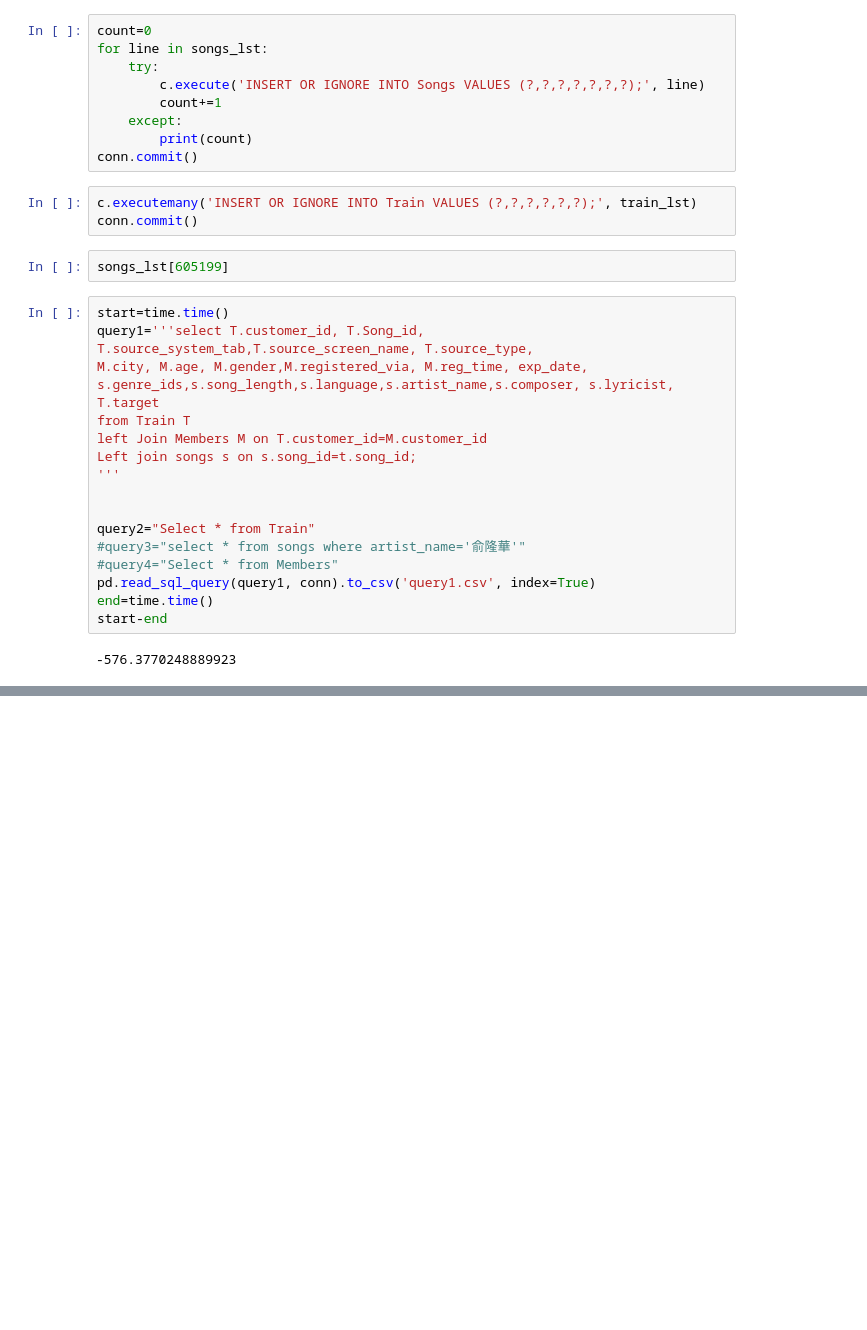
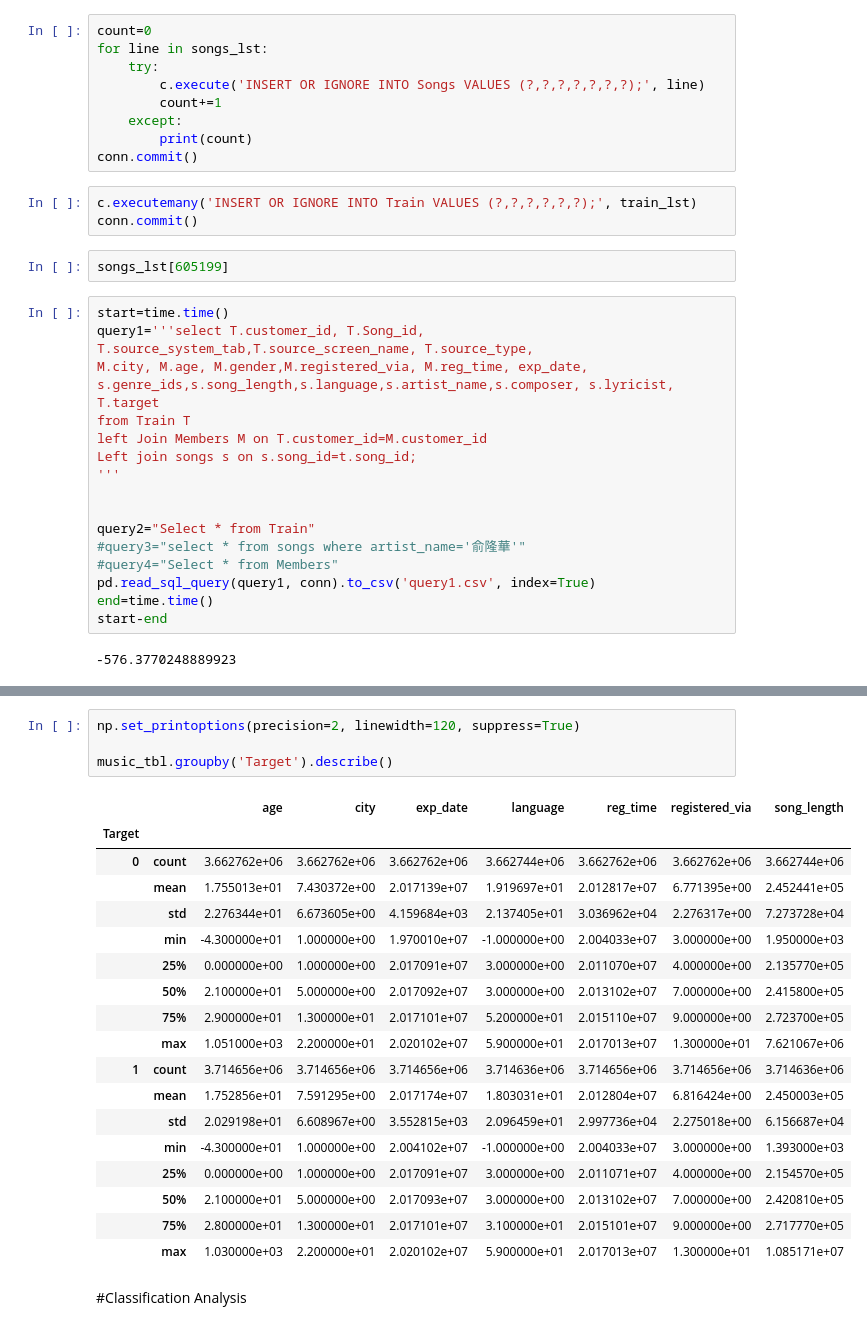
Before and after one commit to kyloop/CSC_478_Programming_Machine_Learning, a Jupyter notebook: CSC478_Project.ipynb, the cells around one changed output, grey strips where cells are left out. Saved outputs shown, nothing was run; the diff lists cells and outputs as text; blank space fills up the shorter version.

```diff
--- a/CSC478_Project.ipynb
+++ b/CSC478_Project.ipynb
@@ -360,0 +357,25 @@ set(tbl.language)
+# %%
+np.set_printoptions(precision=2, linewidth=120, suppress=True)
+
+music_tbl.groupby('Target').describe()
+# %% [output]
+|  |  | age | city | exp_date | language | reg_time | registered_via | song_length |
+| Target |  |  |  |  |  |  |  |  |
+| 0 | count | 3.662762e+06 | 3.662762e+06 | 3.662762e+06 | 3.662744e+06 | 3.662762e+06 | 3.662762e+06 | 3.662744e+06 |
+|  | mean | 1.755013e+01 | 7.430372e+00 | 2.017139e+07 | 1.919697e+01 | 2.012817e+07 | 6.771395e+00 | 2.452441e+05 |
+|  | std | 2.276344e+01 | 6.673605e+00 | 4.159684e+03 | 2.137405e+01 | 3.036962e+04 | 2.276317e+00 | 7.273728e+04 |
+|  | min | -4.300000e+01 | 1.000000e+00 | 1.970010e+07 | -1.000000e+00 | 2.004033e+07 | 3.000000e+00 | 1.950000e+03 |
+|  | 25% | 0.000000e+00 | 1.000000e+00 | 2.017091e+07 | 3.000000e+00 | 2.011070e+07 | 4.000000e+00 | 2.135770e+05 |
+|  | 50% | 2.100000e+01 | 5.000000e+00 | 2.017092e+07 | 3.000000e+00 | 2.013102e+07 | 7.000000e+00 | 2.415800e+05 |
+|  | 75% | 2.900000e+01 | 1.300000e+01 | 2.017101e+07 | 5.200000e+01 | 2.015110e+07 | 9.000000e+00 | 2.723700e+05 |
+|  | max | 1.051000e+03 | 2.200000e+01 | 2.020102e+07 | 5.900000e+01 | 2.017013e+07 | 1.300000e+01 | 7.621067e+06 |
+| 1 | count | 3.714656e+06 | 3.714656e+06 | 3.714656e+06 | 3.714636e+06 | 3.714656e+06 | 3.714656e+06 | 3.714636e+06 |
+|  | mean | 1.752856e+01 | 7.591295e+00 | 2.017174e+07 | 1.803031e+01 | 2.012804e+07 | 6.816424e+00 | 2.450003e+05 |
+|  | std | 2.029198e+01 | 6.608967e+00 | 3.552815e+03 | 2.096459e+01 | 2.997736e+04 | 2.275018e+00 | 6.156687e+04 |
+|  | min | -4.300000e+01 | 1.000000e+00 | 2.004102e+07 | -1.000000e+00 | 2.004033e+07 | 3.000000e+00 | 1.393000e+03 |
+|  | 25% | 0.000000e+00 | 1.000000e+00 | 2.017091e+07 | 3.000000e+00 | 2.011071e+07 | 4.000000e+00 | 2.154570e+05 |
+|  | 50% | 2.100000e+01 | 5.000000e+00 | 2.017093e+07 | 3.000000e+00 | 2.013102e+07 | 7.000000e+00 | 2.420810e+05 |
+|  | 75% | 2.800000e+01 | 1.300000e+01 | 2.017101e+07 | 3.100000e+01 | 2.015101e+07 | 9.000000e+00 | 2.717770e+05 |
+|  | max | 1.030000e+03 | 2.200000e+01 | 2.020102e+07 | 5.900000e+01 | 2.017013e+07 | 1.300000e+01 | 1.085171e+07 |
+# %% [markdown]
+#Classification Analysis
```
Also changed, not shown: parts of 75 cells of this notebook.
